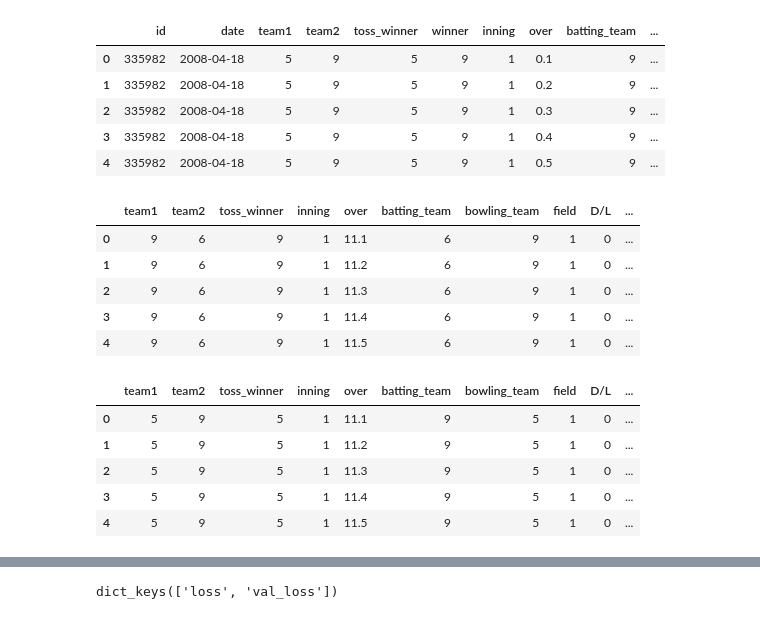
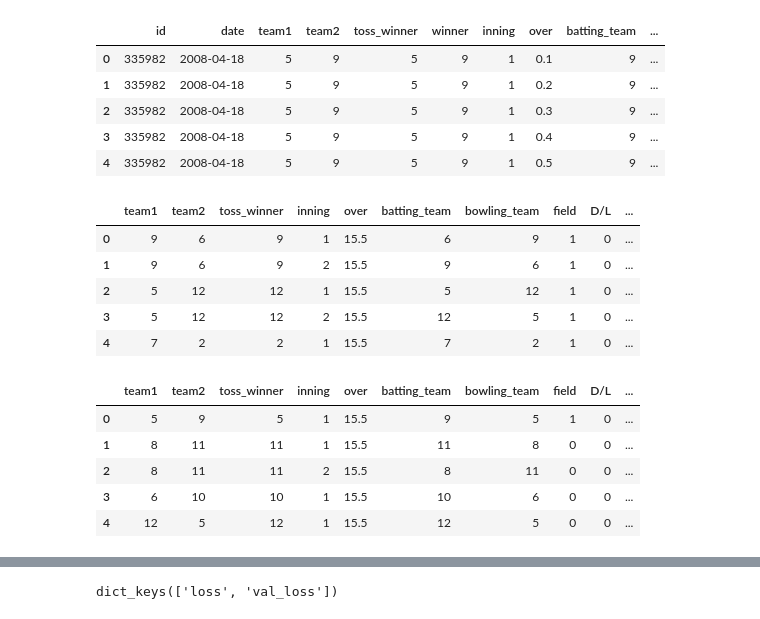
Before and after one commit to UtkarshAIITB/IPL-Data-Analysis, a Jupyter notebook: DL.ipynb, the cells around one changed output, grey strips where cells are left out. Saved outputs shown, nothing was run; the diff lists cells and outputs as text; code cells hidden in the pictures.

```diff
--- a/DL.ipynb
+++ b/DL.ipynb
@@ -42,7 +42,7 @@ new.head()
 # %%
 # new is the training set and t is the test set
 # %%
-tnew = t.drop(t[(t.over < 11.0) | (t.over >=16.0)].index)
+tnew = t.drop(t[(t.over < 15.5) | (t.over >=15.6)].index)
 tnew.reset_index(drop = True)
 y1test = tnew['total_runs_y']
 y2test = tnew['winner']
@@ -52,25 +52,25 @@ tnew.drop(columns = ['id', 'date', 'year', 'total_runs_y', 'winner'], inplace =
 tnew.reset_index(drop=True).head()
 # %% [output]
 |  | team1 | team2 | toss_winner | inning | over | batting_team | bowling_team | field | D/L | ... |
-| 0 | 9 | 6 | 9 | 1 | 11.1 | 6 | 9 | 1 | 0 | ... |
-| 1 | 9 | 6 | 9 | 1 | 11.2 | 6 | 9 | 1 | 0 | ... |
-| 2 | 9 | 6 | 9 | 1 | 11.3 | 6 | 9 | 1 | 0 | ... |
-| 3 | 9 | 6 | 9 | 1 | 11.4 | 6 | 9 | 1 | 0 | ... |
-| 4 | 9 | 6 | 9 | 1 | 11.5 | 6 | 9 | 1 | 0 | ... |
+| 0 | 9 | 6 | 9 | 1 | 15.5 | 6 | 9 | 1 | 0 | ... |
+| 1 | 9 | 6 | 9 | 2 | 15.5 | 9 | 6 | 1 | 0 | ... |
+| 2 | 5 | 12 | 12 | 1 | 15.5 | 5 | 12 | 1 | 0 | ... |
+| 3 | 5 | 12 | 12 | 2 | 15.5 | 12 | 5 | 1 | 0 | ... |
+| 4 | 7 | 2 | 2 | 1 | 15.5 | 7 | 2 | 1 | 0 | ... |
 # %%
-xnew = new.drop(new[(new.over < 11.0) | (new.over >=16.0)].index)
+xnew = new.drop(new[(new.over < 15.5) | (new.over >=15.6)].index)
 xnew.reset_index(drop = True)
 y1train = xnew['total_runs_y']
 y2train = xnew['winner']
 xnew.drop(columns = ['id', 'date', 'year', 'total_runs_y', 'winner'], inplace = True)
 xnew.reset_index(drop=True).head()
 # %% [output]
 |  | team1 | team2 | toss_winner | inning | over | batting_team | bowling_team | field | D/L | ... |
-| 0 | 5 | 9 | 5 | 1 | 11.1 | 9 | 5 | 1 | 0 | ... |
-| 1 | 5 | 9 | 5 | 1 | 11.2 | 9 | 5 | 1 | 0 | ... |
-| 2 | 5 | 9 | 5 | 1 | 11.3 | 9 | 5 | 1 | 0 | ... |
-| 3 | 5 | 9 | 5 | 1 | 11.4 | 9 | 5 | 1 | 0 | ... |
-| 4 | 5 | 9 | 5 | 1 | 11.5 | 9 | 5 | 1 | 0 | ... |
+| 0 | 5 | 9 | 5 | 1 | 15.5 | 9 | 5 | 1 | 0 | ... |
+| 1 | 8 | 11 | 11 | 1 | 15.5 | 11 | 8 | 0 | 0 | ... |
+| 2 | 8 | 11 | 11 | 2 | 15.5 | 8 | 11 | 0 | 0 | ... |
+| 3 | 6 | 10 | 10 | 1 | 15.5 | 10 | 6 | 0 | 0 | ... |
+| 4 | 12 | 5 | 12 | 1 | 15.5 | 12 | 5 | 0 | 0 | ... |
 # %%
 from sklearn.preprocessing import StandardScaler
 sc = StandardScaler()
```
Also changed, not shown: parts of 18 cells of this notebook.
